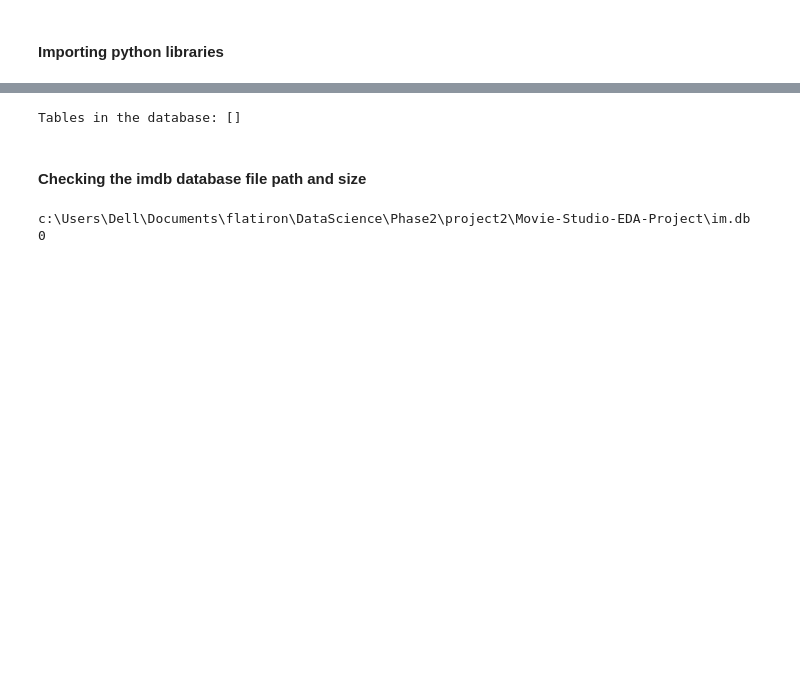
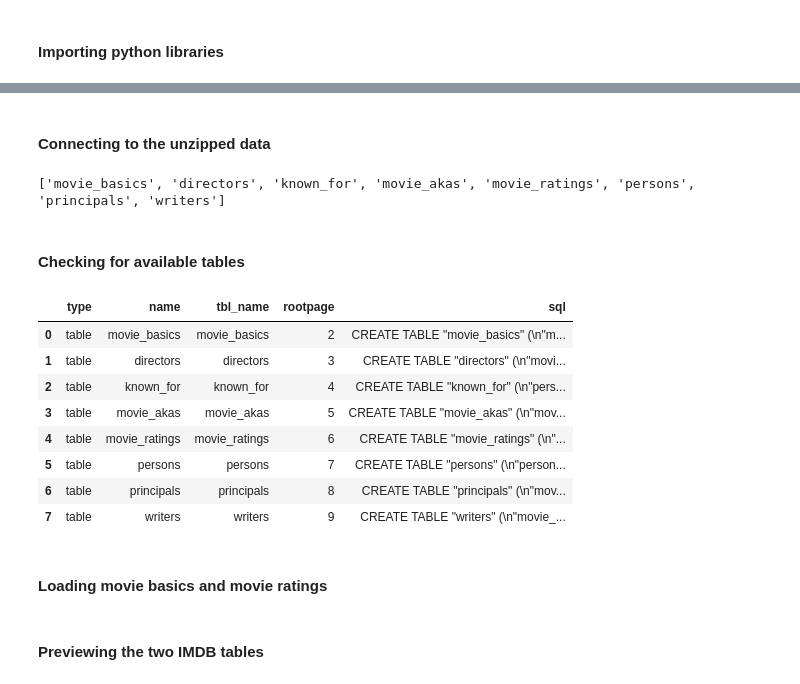
Before and after one commit to ChairoSolutions/Movie-Studio-EDA-Project, a Jupyter notebook: student.ipynb, the cells around one changed output, grey strips where cells are left out. Saved outputs shown, nothing was run; the diff lists cells and outputs as text; code cells hidden in the pictures; blank space fills up the shorter version.

```diff
--- a/student.ipynb
+++ b/student.ipynb
@@ -25,20 +140,37 @@ import sqlite3
+# %% [markdown]
+#### Connecting to the unzipped data
 # %%
-# Connect to your IMDB database
-conn = sqlite3.connect('im.db')
-cursor = conn.cursor()
+# Connect to the unzipped database
+conn = sqlite3.connect("data/im.db")
 
-# List all tables
-cursor.execute("SELECT name FROM sqlite_master WHERE type='table';")
-tables = cursor.fetchall()
-print("Tables in the database:", tables)
+# List all tables in the database
+tables = pd.read_sql("""
+SELECT name
+FROM sqlite_master
+WHERE type='table';
+""", conn)
+
+# Print table names
+print(tables["name"].tolist())
 # %% [output]
-Tables in the database: []
+['movie_basics', 'directors', 'known_for', 'movie_akas', 'movie_ratings', 'persons', 'principals', 'writers']
-# %% [markdown]
-#### Checking the imdb database file path and size
-# %%
-import os
-print(os.path.abspath('im.db'))
-print(os.path.getsize('im.db'))
-# %% [output]
-c:\Users\Dell\Documents\flatiron\DataScience\Phase2\project2\Movie-Studio-EDA-Project\im.db
-0
+# %% [markdown]
+#### Checking for available tables
+# %%
+pd.read_sql("""
+SELECT *
+FROM sqlite_master
+WHERE type='table';
+""", conn)
+# %% [output]
+|  | type | name | tbl_name | rootpage | sql |
+| 0 | table | movie_basics | movie_basics | 2 | CREATE TABLE "movie_basics" (\n"m... |
+| 1 | table | directors | directors | 3 | CREATE TABLE "directors" (\n"movi... |
+| 2 | table | known_for | known_for | 4 | CREATE TABLE "known_for" (\n"pers... |
+| 3 | table | movie_akas | movie_akas | 5 | CREATE TABLE "movie_akas" (\n"mov... |
+| 4 | table | movie_ratings | movie_ratings | 6 | CREATE TABLE "movie_ratings" (\n"... |
+| 5 | table | persons | persons | 7 | CREATE TABLE "persons" (\n"person... |
+| 6 | table | principals | principals | 8 | CREATE TABLE "principals" (\n"mov... |
+| 7 | table | writers | writers | 9 | CREATE TABLE "writers" (\n"movie_... |
+# %% [markdown]
+#### Loading movie basics and movie ratings
@@ -44,0 +187,2 @@ c:\Users\Dell\Documents\flatiron\DataScience\Phase2\project2\Movie-Studio-EDA-Pr
+# %% [markdown]
+#### Previewing the two IMDB tables
```
Also changed, not shown: parts of 40 cells of this notebook.
